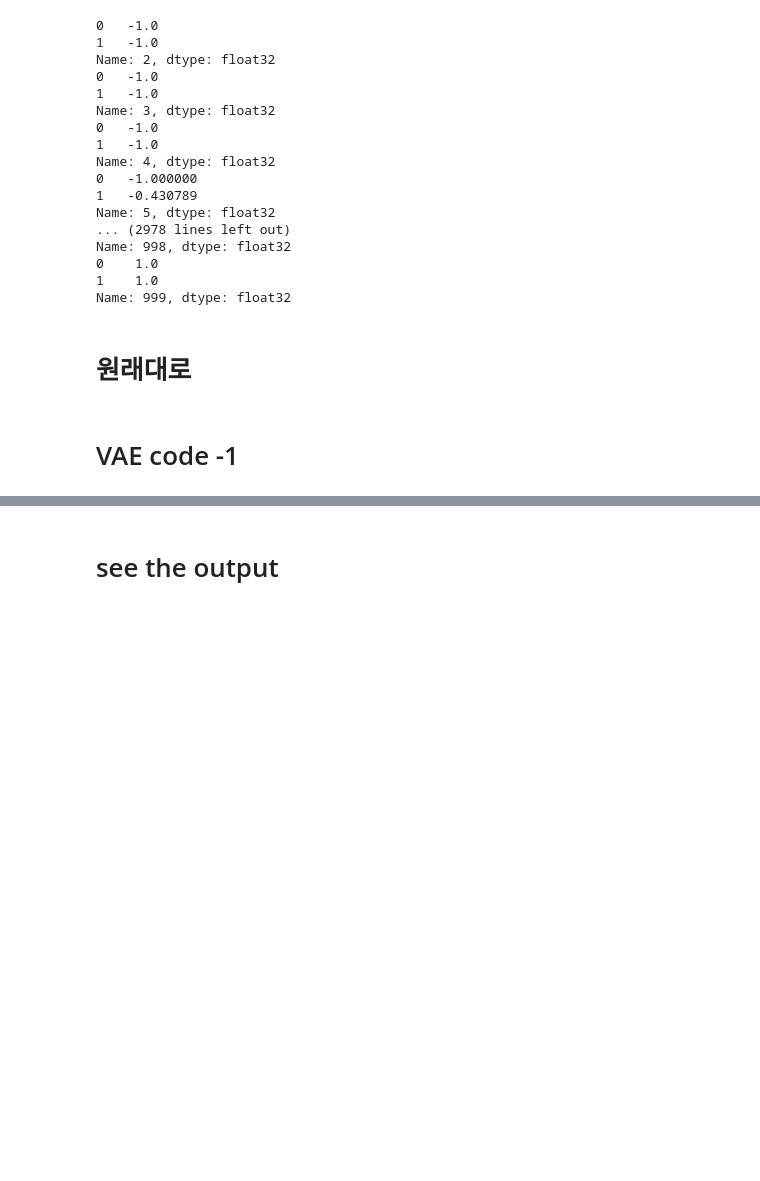
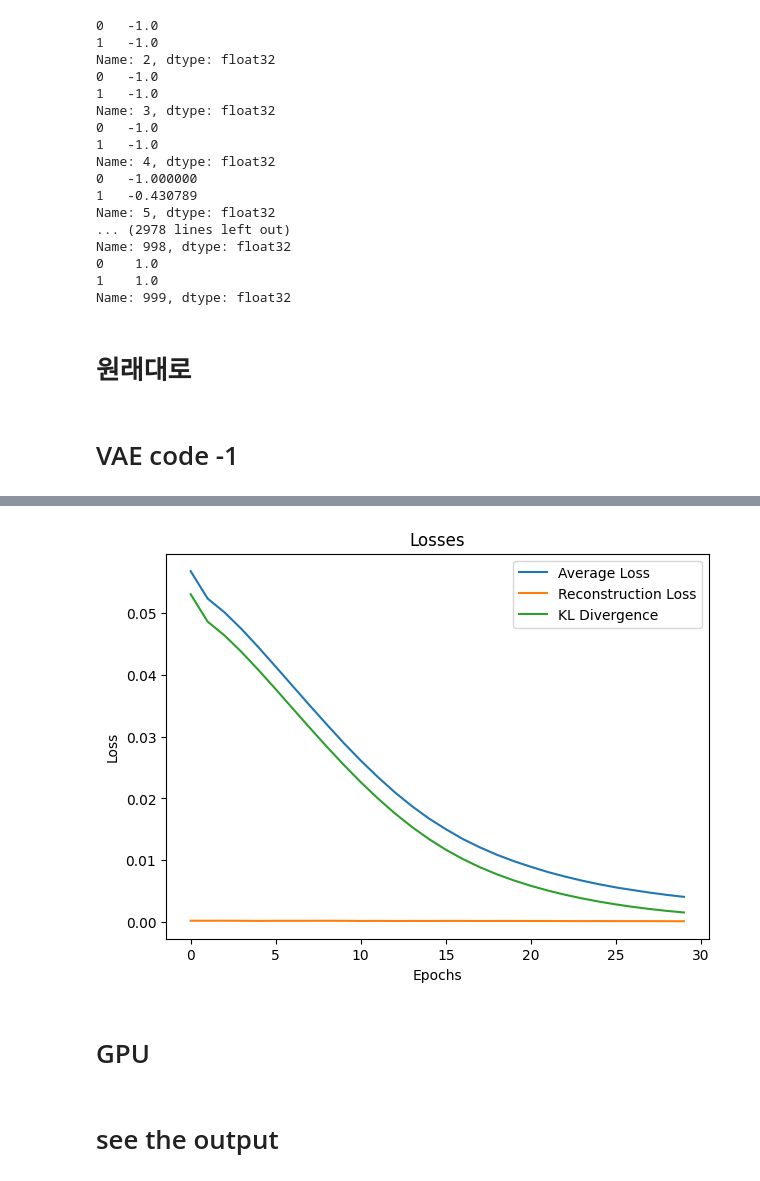
Before and after one commit to Nockda/dissertation, a Jupyter notebook: rl-baselines3-zoo-master/vae_with_action.ipynb, the cells around one changed output, grey strips where cells are left out. Cells and saved outputs as stored; diff of their text form; code cells hidden in the pictures; blank space fills up the shorter version.

```diff
--- a/rl-baselines3-zoo-master/vae_with_action.ipynb
+++ b/rl-baselines3-zoo-master/vae_with_action.ipynb
@@ -78,7 +78,7 @@ import os
 import pandas as pd
 import numpy as np
 
-output_dir = os.path.join(".", "output_bw")  # Path to the output directory
+output_dir = os.path.join(".", "output_front")  # Path to the output directory
 subdirs = [f.path for f in os.scandir(output_dir) if f.is_dir()]
 subdirs.sort()
 
@@ -743,0 +867,15 @@ print(euclidean_distance)
+# %%
+# Plot the losses
+plt.figure(figsize=(7,5))
+plt.plot(avg_losses, label='Average Loss')
+plt.plot(avg_recon_losses, label='Reconstruction Loss')  # 수정된 부분
+plt.plot(avg_kl_divs, label='KL Divergence')
+plt.title('Losses')
+plt.xlabel('Epochs')
+plt.ylabel('Loss')
+plt.legend()
+plt.show()
+# %% [output]
+[figure, added]
+# %% [markdown]
+# GPU
```
Also changed, not shown: parts of 8 cells of this notebook, 5 other files.
